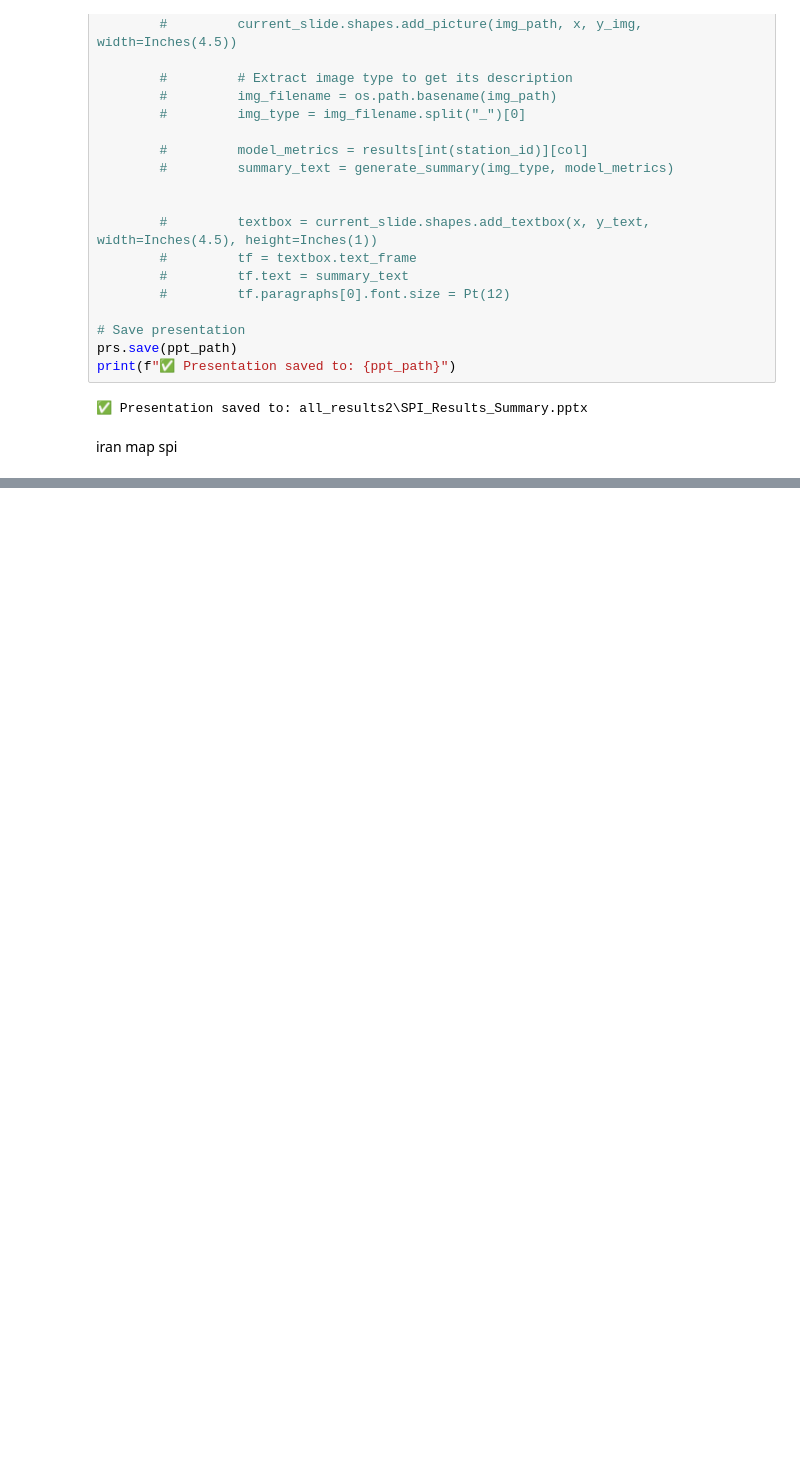
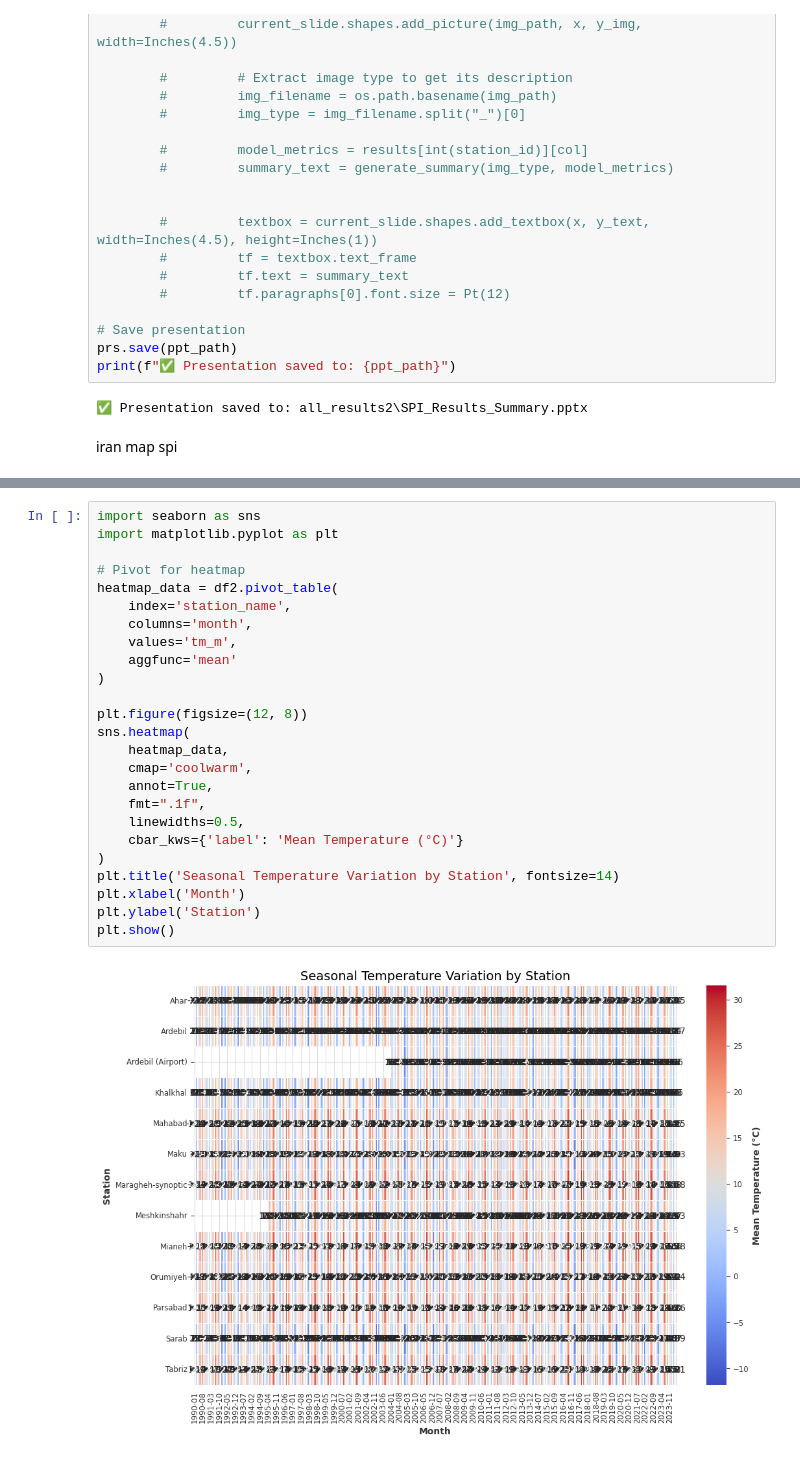
Before and after one commit to varastuian/PredictionDroughtUsingLSTM-, a Jupyter notebook: Codes/main4.ipynb, the cells around one changed output, grey strips where cells are left out. Cells and saved outputs as stored; diff of their text form; blank space fills up the shorter version.

```diff
--- a/Codes/main4.ipynb
+++ b/Codes/main4.ipynb
@@ -914,0 +1175,27 @@ plt.show()
+# %%
+import seaborn as sns
+import matplotlib.pyplot as plt
+
+# Pivot for heatmap
+heatmap_data = df2.pivot_table(
+    index='station_name',
+    columns='month',
+    values='tm_m',
+    aggfunc='mean'
+)
+
+plt.figure(figsize=(12, 8))
+sns.heatmap(
+    heatmap_data,
+    cmap='coolwarm',
+    annot=True,
+    fmt=".1f",
+    linewidths=0.5,
+    cbar_kws={'label': 'Mean Temperature (°C)'}
+)
+plt.title('Seasonal Temperature Variation by Station', fontsize=14)
+plt.xlabel('Month')
+plt.ylabel('Station')
+plt.show()
+# %% [output]
+[figure, added]
```
Also changed, not shown: parts of 7 cells of this notebook, 12 other files.
